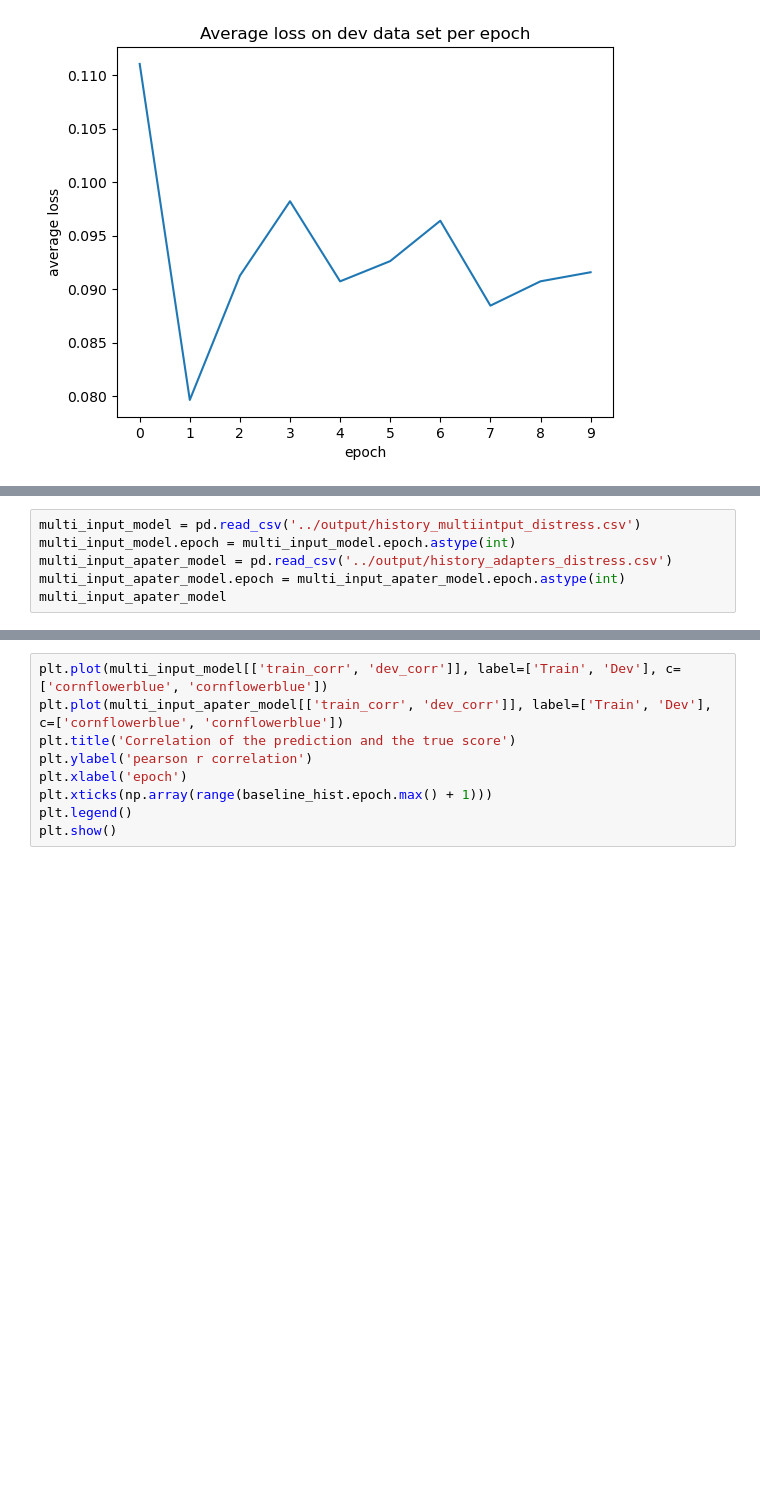
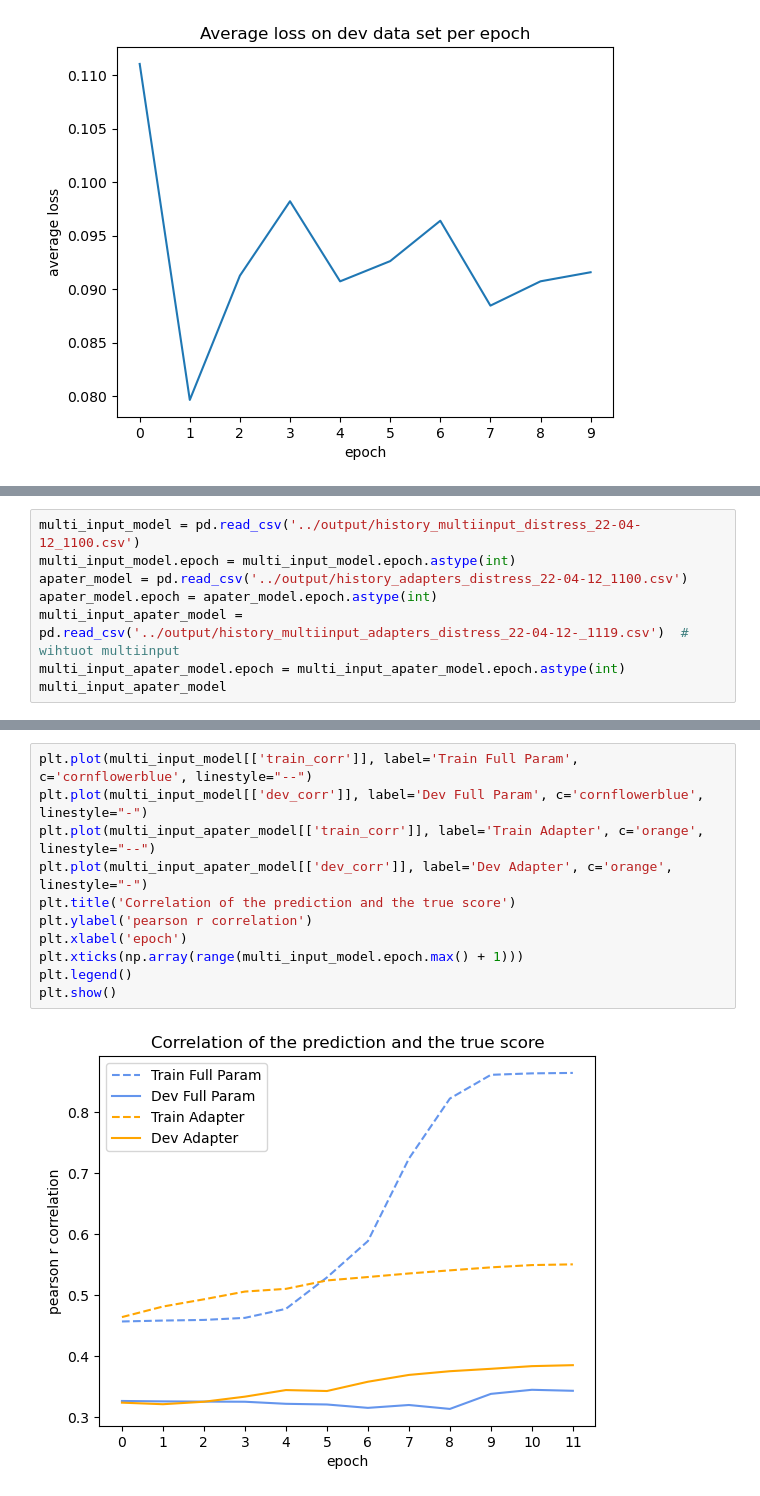
Before and after one commit to myrazma/2022_Masterthesis_Code, a Jupyter notebook: analysis/model_analysis.ipynb, the cells around one changed output, grey strips where cells are left out. Cells and saved outputs as stored; diff of their text form; blank space fills up the shorter version.

Commit message:
Update baseline model to campare to adapters (same parameter setting and layers)

```diff
--- a/analysis/model_analysis.ipynb
+++ b/analysis/model_analysis.ipynb
@@ -51,6 +55,8 @@ plt.show()
 # %%
-multi_input_model = pd.read_csv('../output/history_multiintput_distress.csv')
+multi_input_model = pd.read_csv('../output/history_multiinput_distress_22-04-12_1100.csv')
 multi_input_model.epoch = multi_input_model.epoch.astype(int)
-multi_input_apater_model = pd.read_csv('../output/history_adapters_distress.csv')
+apater_model = pd.read_csv('../output/history_adapters_distress_22-04-12_1100.csv')
+apater_model.epoch = apater_model.epoch.astype(int)
+multi_input_apater_model = pd.read_csv('../output/history_multiinput_adapters_distress_22-04-12-_1119.csv')  # wihtuot multiinput
 multi_input_apater_model.epoch = multi_input_apater_model.epoch.astype(int)
 multi_input_apater_model
@@ -57,9 +77,13 @@ multi_input_apater_model
 # %%
-plt.plot(multi_input_model[['train_corr', 'dev_corr']], label=['Train', 'Dev'], c=['cornflowerblue', 'cornflowerblue'])
-plt.plot(multi_input_apater_model[['train_corr', 'dev_corr']], label=['Train', 'Dev'], c=['cornflowerblue', 'cornflowerblue'])
+plt.plot(multi_input_model[['train_corr']], label='Train Full Param', c='cornflowerblue', linestyle="--")
+plt.plot(multi_input_model[['dev_corr']], label='Dev Full Param', c='cornflowerblue', linestyle="-")
+plt.plot(multi_input_apater_model[['train_corr']], label='Train Adapter', c='orange', linestyle="--")
+plt.plot(multi_input_apater_model[['dev_corr']], label='Dev Adapter', c='orange', linestyle="-")
 plt.title('Correlation of the prediction and the true score')
 plt.ylabel('pearson r correlation')
 plt.xlabel('epoch')
-plt.xticks(np.array(range(baseline_hist.epoch.max() + 1)))
+plt.xticks(np.array(range(multi_input_model.epoch.max() + 1)))
 plt.legend()
 plt.show()
+# %% [output]
+[figure, added]
```
Also changed, not shown: parts of 3 cells of this notebook, 4 other files.
